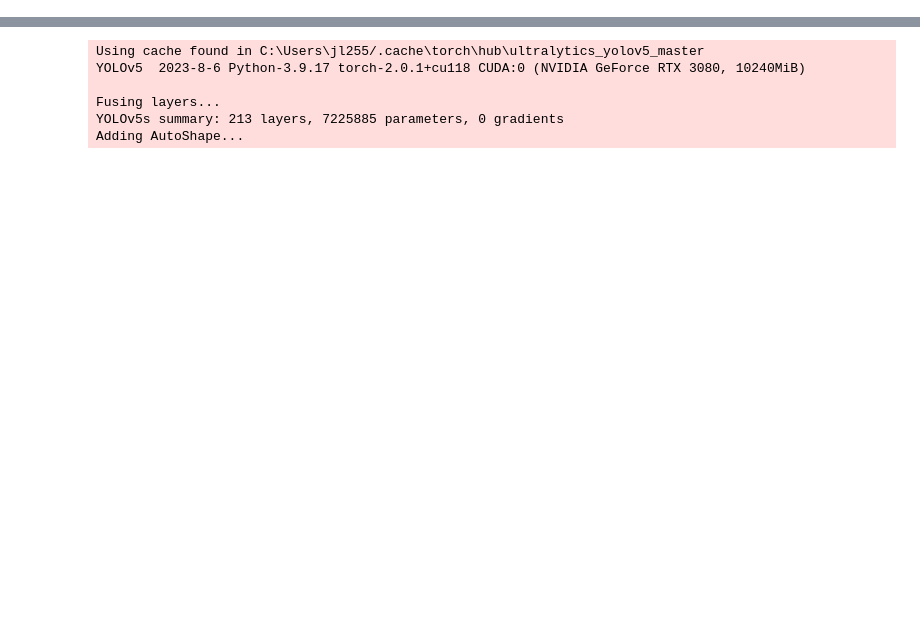
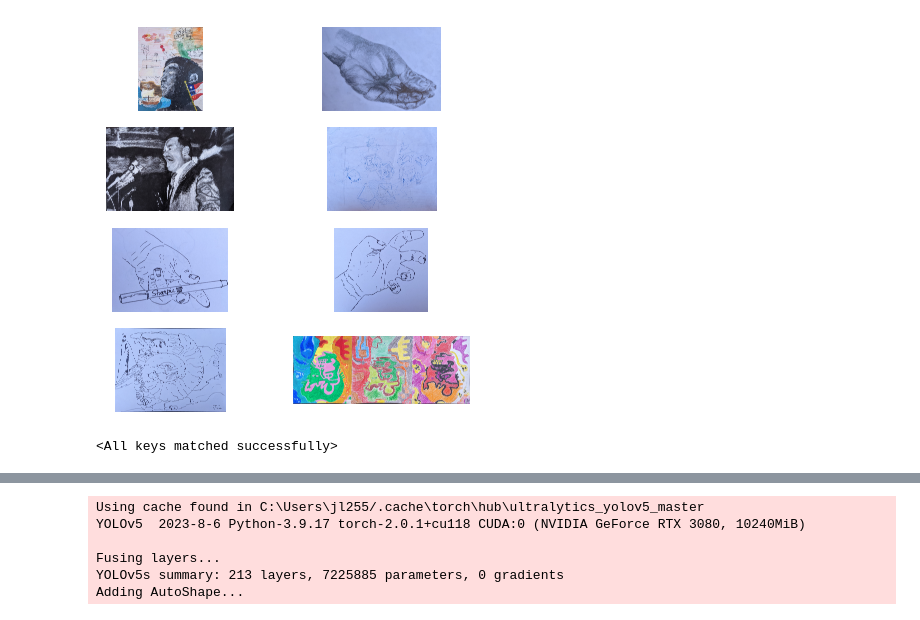
Before and after one commit to Atxous/real-time-YOLOv5-filter, a Jupyter notebook: real_time_cv.ipynb, the cells around one changed output, grey strips where cells are left out. Saved outputs shown, nothing was run; the diff lists cells and outputs as text; code cells hidden in the pictures; blank space fills up the shorter version.

```diff
--- a/real_time_cv.ipynb
+++ b/real_time_cv.ipynb
@@ -4,0 +12,12 @@ import cv2
+# %%
+style_dir = "data/style"
+photo_dir = "data/photo_jpg"
+fig, axes = plt.subplots(4, 2, figsize=(5, 5))
+ax = axes.flatten()
+
+for i, file in enumerate(os.listdir(style_dir)):
+    img = Image.open(os.path.join(style_dir, file))
+    ax[i].imshow(img)
+    ax[i].axis('off')
+# %% [output]
+[figure, added]
@@ -4,0 +177,5 @@ import cv2
+# %%
+gan_generator.load_state_dict(torch.load("model params/best_gen"))
+gan_discriminator.load_state_dict(torch.load("model params/best_discrim"))
+# %% [output]
+<All keys matched successfully>
```
Also changed, not shown: parts of 16 cells of this notebook.
